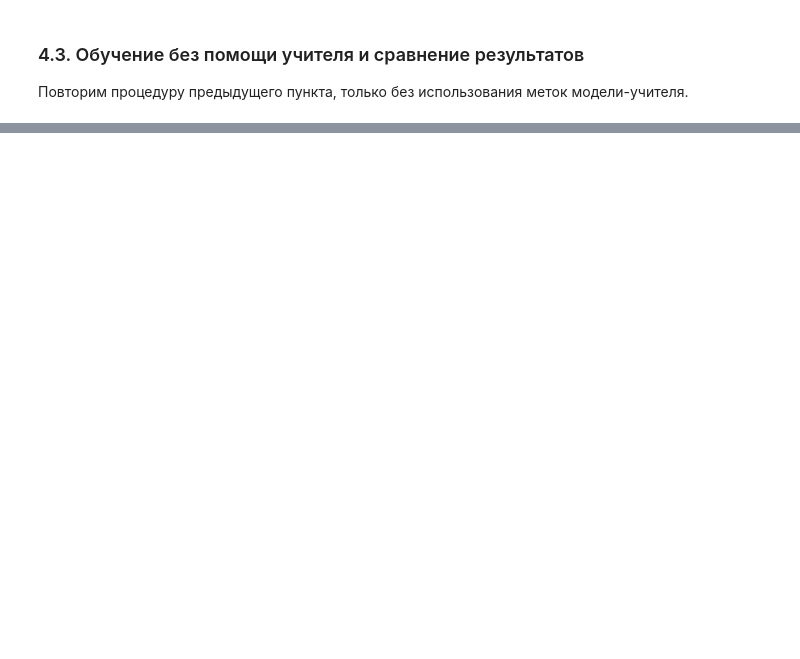
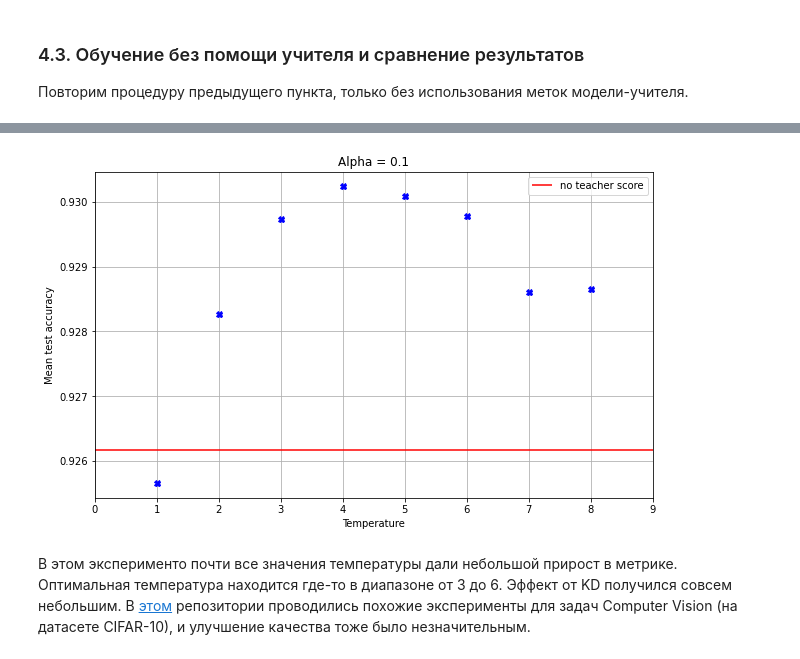
Before and after one commit to stdereka/knowledge-distillation, a Jupyter notebook: report.ipynb, the cells around one changed output, grey strips where cells are left out. Saved outputs shown, nothing was run; the diff lists cells and outputs as text; code cells hidden in the pictures; blank space fills up the shorter version.

```diff
--- a/report.ipynb
+++ b/report.ipynb
@@ -307,0 +348,14 @@ Epoch: 50, train_loss: 0.0537, val_loss: 0.2649, train_acc: 0.9885, val_acc: 0.9
+# %%
+plt.figure(figsize=(10, 6))
+plt.plot(temperatures, means, "bX")
+plt.hlines(mean_no_teacher, 0, 9, "red", label="no teacher score")
+plt.xlim(0, 9)
+plt.xlabel("Temperature")
+plt.ylabel("Mean test accuracy")
+plt.title("Alpha = 0.1")
+plt.legend()
+plt.grid()
+# %% [output]
+[figure, added]
+# %% [markdown]
+В этом эксперименто почти все значения температуры дали небольшой прирост в метрике. Оптимальная температура находится где-то в диапазоне от 3 до 6. Эффект от KD получился совсем небольшим. В [этом](https://github.com/peterliht/knowledge-distillation-pytorch#results-shallow-and-deep-distillation) репозитории проводились похожие эксперименты для задач Computer Vision (на датасете CIFAR-10), и улучшение качества тоже было незначительным.
```
Also changed, not shown: parts of 18 cells of this notebook.
